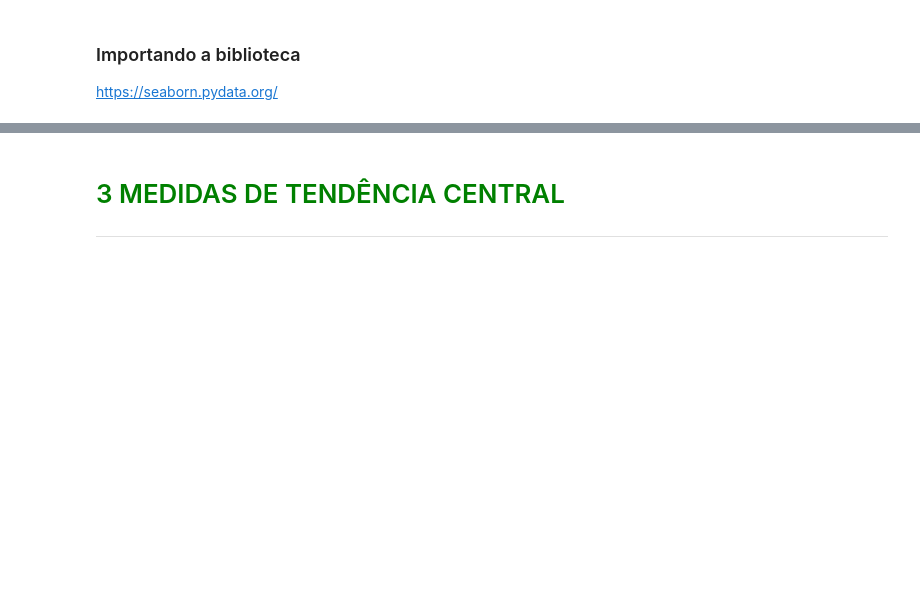
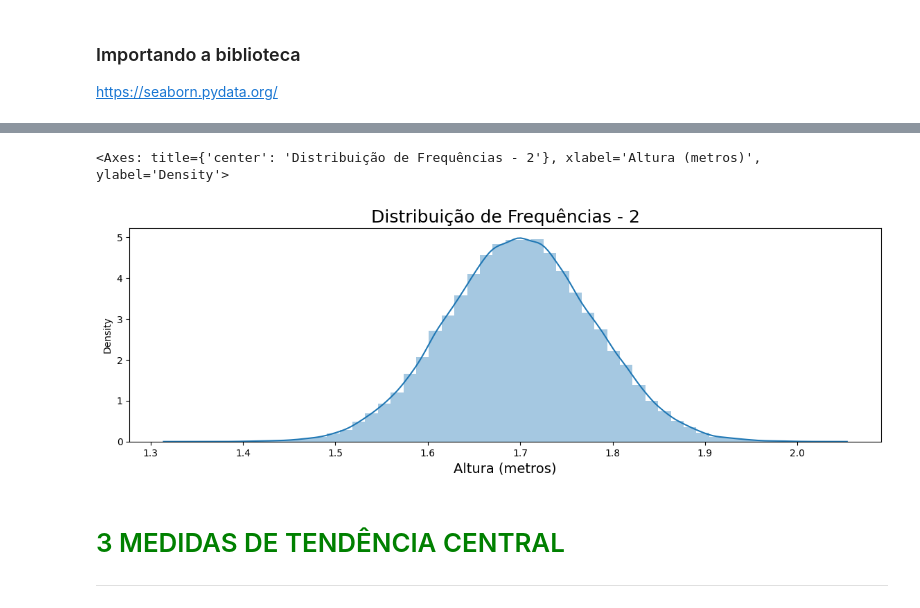
Before and after one commit to RaphaelfsOliveira/estatistica-com-python, a Jupyter notebook: Curso de Estatística/Curso_de_Estatística_Parte_1.ipynb, the cells around one changed output, grey strips where cells are left out. Cells and saved outputs as stored; diff of their text form; code cells hidden in the pictures; blank space fills up the shorter version.

```diff
--- a/Curso de Estatística/Curso_de_Estatística_Parte_1.ipynb
+++ b/Curso de Estatística/Curso_de_Estatística_Parte_1.ipynb
@@ -506,3 +518,13 @@ https://seaborn.pydata.org/
+# %%
+ax2 = sns.distplot(df['Altura'])
+
+ax2.figure.set_size_inches(14, 4)
+ax2.set_title('Distribuição de Frequências - 2', fontsize=18)
+ax2.set_xlabel('Altura (metros)', fontsize=14)
+ax2
+# %% [output]
+<Axes: title={'center': 'Distribuição de Frequências - 2'}, xlabel='Altura (metros)', ylabel='Density'>
+[figure, added]
 # %% [markdown]
 # <font color=green>3 MEDIDAS DE TENDÊNCIA CENTRAL</font>
 ***
```
Also changed, not shown: parts of 2 cells of this notebook.
